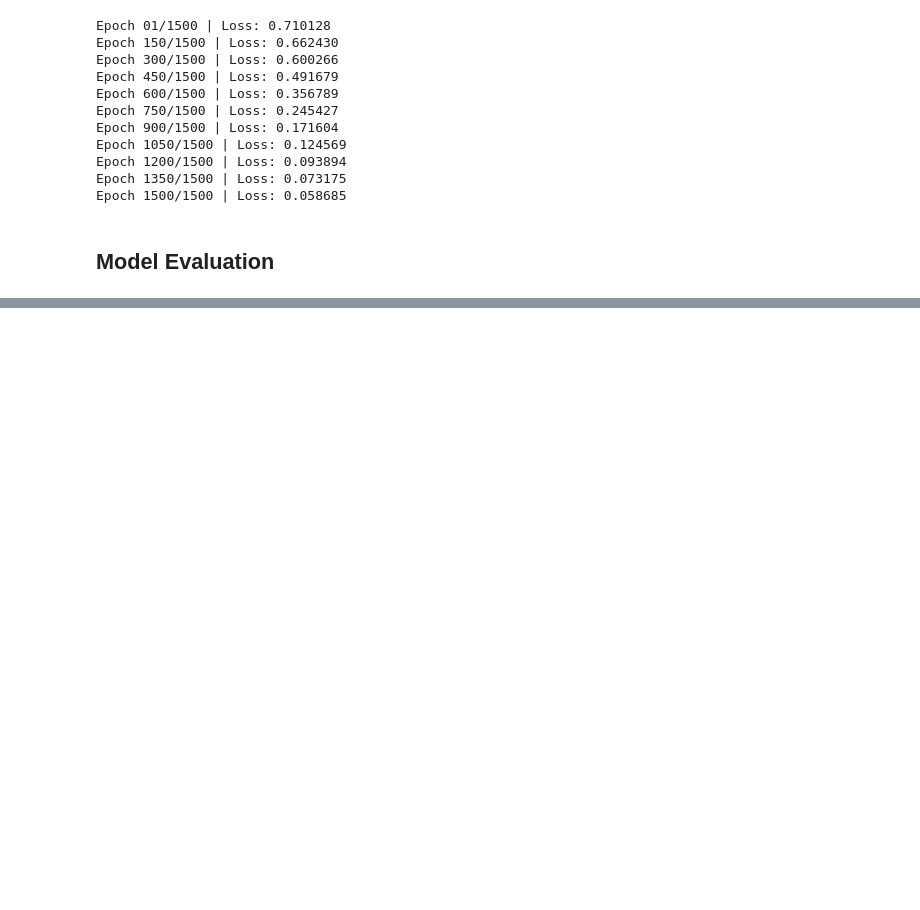
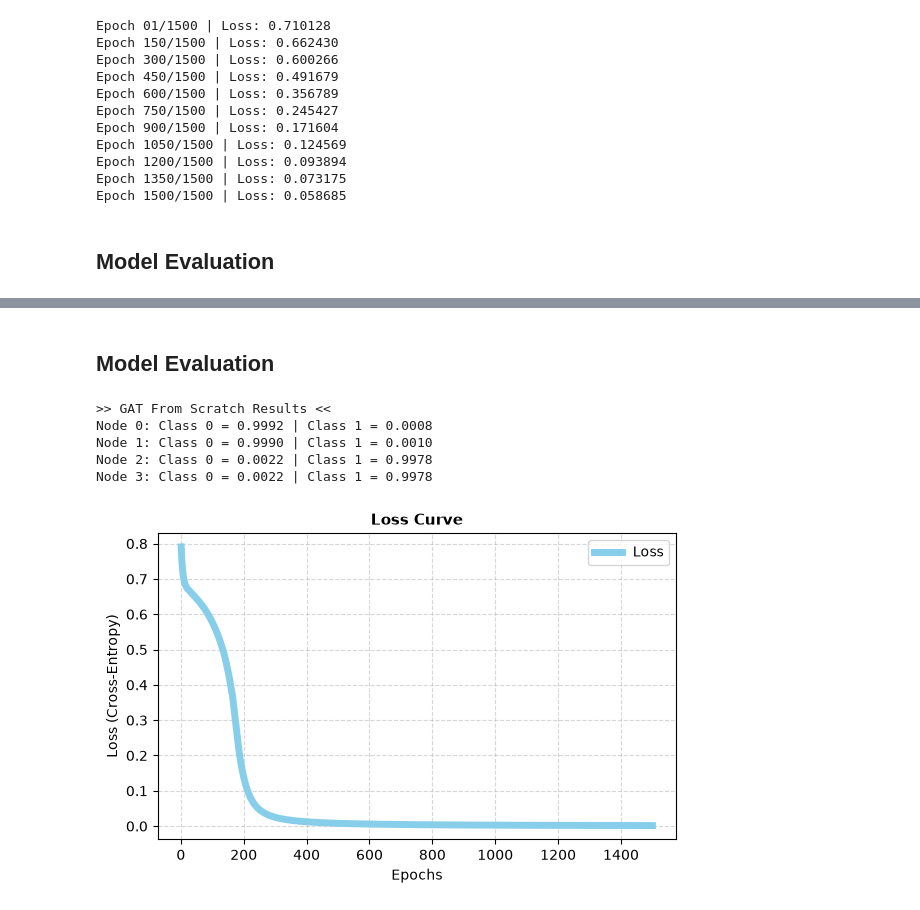
Before and after one commit to maths-beck/GNN_Study, a Jupyter notebook: GNN_from_scratch/notebooks/training.ipynb, the cells around one changed output, grey strips where cells are left out. Saved outputs shown, nothing was run; the diff lists cells and outputs as text; code cells hidden in the pictures; blank space fills up the shorter version.

```diff
--- a/GNN_from_scratch/notebooks/01_gcn_training.ipynb
+++ b/GNN_from_scratch/notebooks/training.ipynb
@@ -232,0 +271,25 @@ To conclude, the final results validate the GCN model implementation from scratc
+# %%
+loss_history = []
+
+for epoch in range(epochs):
+    # Current Loss
+    current_loss = loss_fn(weights, model, A_til, X, y)
+    loss_history.append(current_loss)
+
+    # Gradients using Autograd
+    gradients = loss_grad_fn(weights, model, A_til, X, y)
+
+    # Updating parameters
+    weights["W1"] -= learning_rate * gradients["W1"]
+    weights['a1'] -= learning_rate * gradients['a1']
+    weights["W2"] -= learning_rate * gradients["W2"]
+    weights['a2'] -= learning_rate * gradients['a2']
+
+    if (epoch + 1) % 150 == 0 or epoch == 0:
+        print(f"Epoch {epoch+1:02d}/{epochs} | Loss: {current_loss:.6f}")
+
+# Updating the final weights and attention vectors after optimization
+model.layer1.W = weights["W1"]
+model.layer1.a = weights['a1']
+model.layer2.W = weights["W2"]
+model.layer2.a = weights['a2']
@@ -232,0 +308,28 @@ To conclude, the final results validate the GCN model implementation from scratc
+# %% [markdown]
+## Model Evaluation
+# %%
+# Forward Propagation
+y_pred = model.forward(A_til, X)
+
+# Results
+print(">> GAT From Scratch Results <<")
+for node_idx, probs in enumerate(y_pred):
+    print(f"Node {node_idx}: Class 0 = {probs[0]:.4f} | Class 1 = {probs[1]:.4f}")
+
+# Plot Loss History
+plt.figure(figsize=(6, 4))
+plt.plot(range(1, epochs + 1), loss_history, linewidth=5, color='skyblue', label='Loss')
+plt.title("Loss Curve", fontsize=11, fontweight='bold')
+plt.xlabel("Epochs")
+plt.ylabel("Loss (Cross-Entropy)")
+plt.grid(True, linestyle='--', alpha=0.5)
+plt.legend()
+plt.tight_layout()
+plt.show()
+# %% [output]
+>> GAT From Scratch Results <<
+Node 0: Class 0 = 0.9992 | Class 1 = 0.0008
+Node 1: Class 0 = 0.9990 | Class 1 = 0.0010
+Node 2: Class 0 = 0.0022 | Class 1 = 0.9978
+Node 3: Class 0 = 0.0022 | Class 1 = 0.9978
+[figure, added]
```
Also changed, not shown: parts of 13 cells of this notebook, 4 other files.
